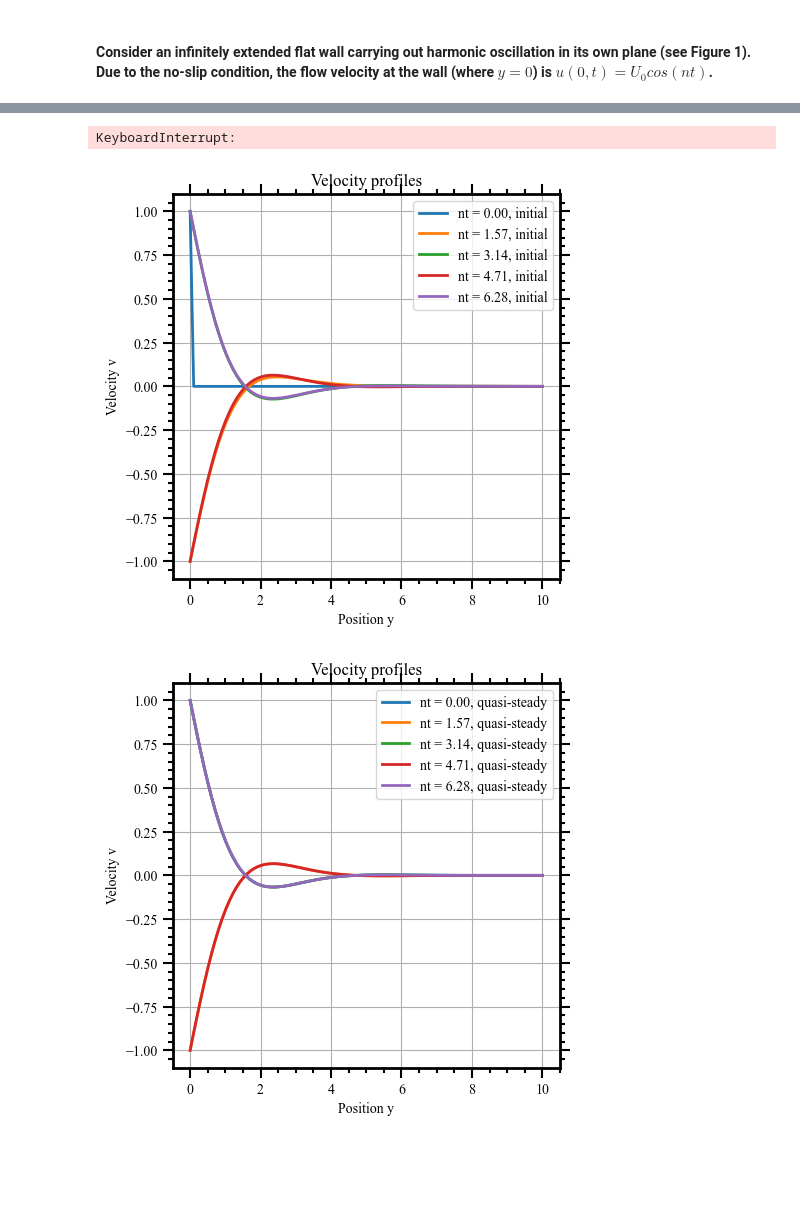
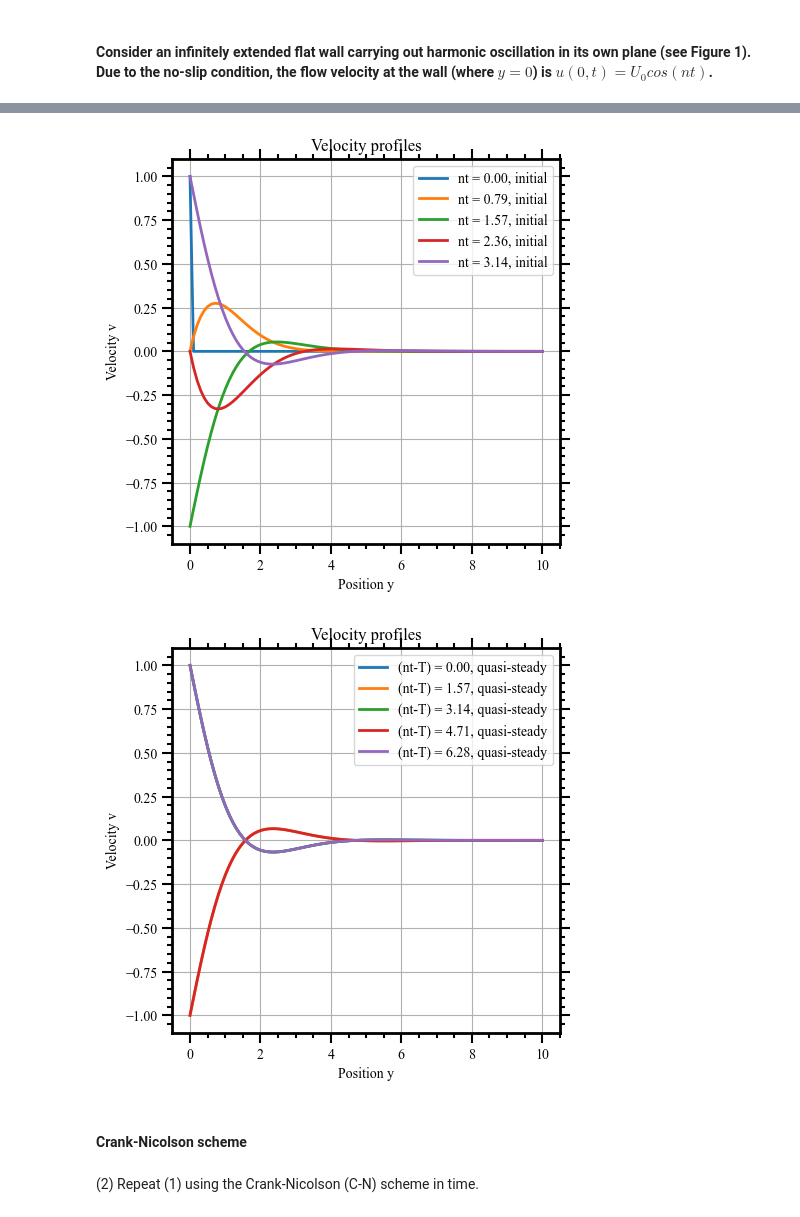
Before and after one commit to boyeon-kim/23-01-CSE5004, a Jupyter notebook: HW6/Python_HW6_boyeonK.ipynb, the cells around one changed output, grey strips where cells are left out. Saved outputs shown, nothing was run; the diff lists cells and outputs as text; code cells hidden in the pictures; blank space fills up the shorter version.

```diff
--- a/HW6/Python_HW6_boyeonK.ipynb
+++ b/HW6/Python_HW6_boyeonK.ipynb
@@ -71,14 +146,0 @@ u[:, -1] = 0                    # upper boundary condition
-# %%
-# plotting for exact
-for nt in nts:
-    exact_u = exact_solution(n, nu, y, nt)
-    data3 = exact_u
-    df3 = pd.DataFrame(data3)
-    df3.to_csv(f'exact{nt:.0f}.csv')
-    plt.plot(exact_u, label=f'nt = {nt:.2f}, quasi')
-    plt.legend()
-plt.xlabel('Position y')
-plt.ylabel('Velocity v')
-plt.title('Velocity profiles : exact solution')
-plt.grid(True)
-plt.show()
@@ -87,61 +147,35 @@ plt.show()
-# %%
-# Given parameters
-nu = 1
-n = 2
-U0 = 1
-L = 10
-T = 10*np.pi
-nts = np.array([0, np.pi/2, np.pi, 3*np.pi/2, 2*np.pi])
-
-
-# Discretization parameters
-dt = 0.001
-N = 100             # for y matrix
-M = int(2*T/dt)     # for t matrix
-y = np.linspace(0, L, N)
-t = np.linspace(0, 2*T, M)
-dy = y[1] - y[0]
-
-
-# Initialize u array with boundary conditions
-u = np.zeros((M, N))            # u(t,y)
-u[:, 0] = np.cos(n*t)           # lower boundary condition
-u[:, -1] = 0                    # upper boundary condition
-
-# FTCS scheme
-for i in range(M-1):
-    for j in range(1, N-1):
-        u[i+1, j] = u[i, j] + nu * (dt/dy**2) * (u[i, j+1] - 2*u[i, j] + u[i, j-1])
-# %% [output]
-KeyboardInterrupt:
 # %%
+u = FTCS(T, L, n, nu, dt)
+
 # Plotting for initial
 for nt in nts:
+    # t = nt/n
+    nt = nt/n
     # for dataframe
-    data2 = u[int(nt/dt), :]
-    df2 = pd.DataFrame(data2)
-    df2.to_csv(f'int{nt:.0f}.csv')
-    plt.plot(y, u[int(nt/dt), :], label=f'nt = {nt:.2f}, initial')
+    data = u[int(nt/dt), :]
+    plt.plot(y, data, label=f'nt = {nt:.2f}, initial')
 plt.legend(loc = 'upper right')
 plt.xlabel('Position y')
 plt.ylabel('Velocity v')
 plt.title('Velocity profiles')
 plt.grid(True)
 plt.show()
 
 # Plotting for quasi-steady
 for nt in nts:
     idx = int((nt+T) / dt)
-    plt.plot(y, u[idx, :], label=f'nt = {nt:.2f}, quasi-steady')
-    data1 = u[idx, :]
-    df1 = pd.DataFrame(data1)
-    df1.to_csv(f'qs{nt:.0f}.csv')
+    data = u[idx, :]
+    plt.plot(y, data, label=f'(nt-T) = {nt:.2f}, quasi-steady')
 plt.legend(loc = 'upper right')
 plt.xlabel('Position y')
 plt.ylabel('Velocity v')
 plt.title('Velocity profiles')
 plt.grid(True)
 plt.show()
 # %% [output]
-[figure, old version]
+[figure, new version]
-[figure, old version]
+[figure, new version]
+# %% [markdown]
+#### Crank-Nicolson scheme
+# %% [markdown]
+(2) Repeat (1) using the Crank-Nicolson (C-N) scheme in time.
```
Also changed, not shown: parts of 20 cells of this notebook, 2 other files.
